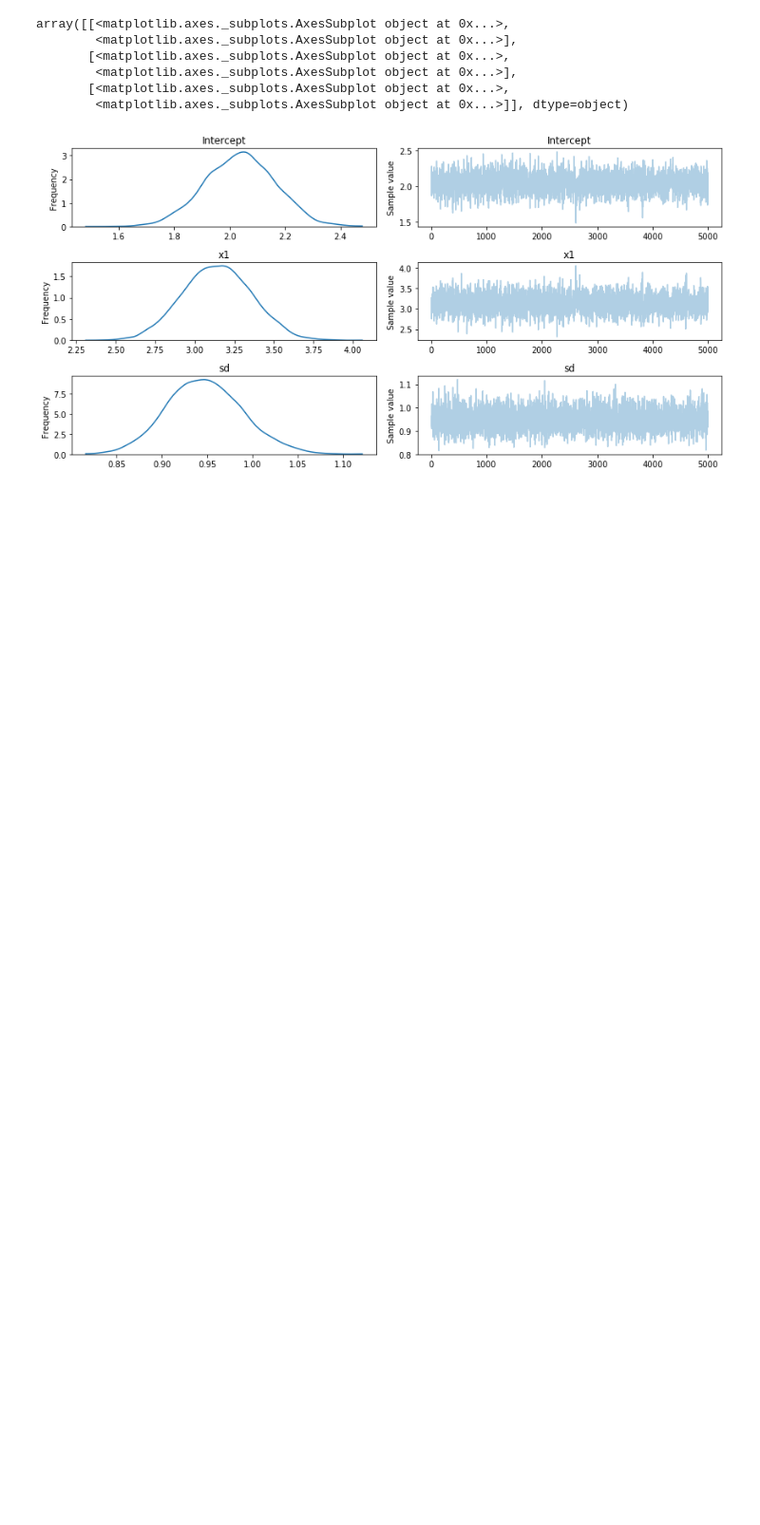
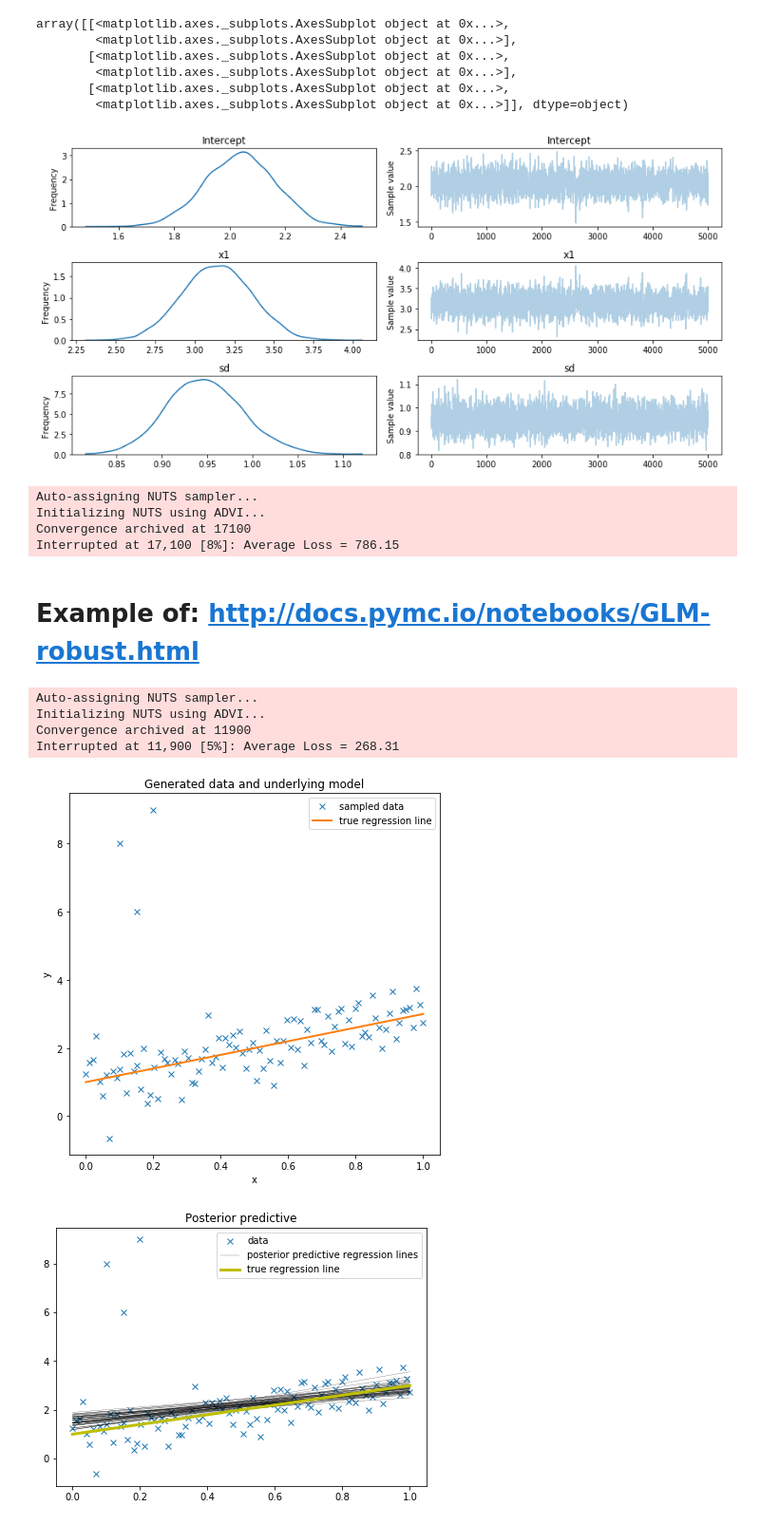
Before and after one commit to mlldantas/Miscelanea, a Jupyter notebook: test_linear_model.ipynb, the cells around one changed output. Shown at 95% size. Cells and saved outputs as stored; diff of their text form; code cells hidden in the pictures; blank space fills up the shorter version.

```diff
--- a/test_linear_model.ipynb
+++ b/test_linear_model.ipynb
@@ -104,0 +133,37 @@ plt.show()
+# %%
+with pm.Model() as model_glm:
+    family = pm.glm.families.StudentT()
+    pm.glm.GLM.from_formula('y ~ x1', my_dataframe)
+    trace_robust = pm.sample(100, njobs=100)
+
+plt.figure(figsize=(7, 5))
+plt.plot(x1, y)
+pm.plot_posterior_predictive_glm(trace, samples=200, family=family,
+                                 label='posterior predictive regression lines')
+# plt.plot(x1, true_regression_line,
+#          label='true regression line', lw=3., c='y')
+plt.legend();
+plt.show()
+# %% [output]
+Auto-assigning NUTS sampler...
+Initializing NUTS using ADVI...
+Convergence archived at 17100
+Interrupted at 17,100 [8%]: Average Loss = 786.15
+# %% [markdown]
+# Example of: http://docs.pymc.io/notebooks/GLM-robust.html
+# %%
+size = 100
+true_intercept = 1
+true_slope = 2
+
+x = np.linspace(0, 1, size)
+# y = a + b*x
+true_regression_line = true_intercept + true_slope * x
+# add noise
+y = true_regression_line + np.random.normal(scale=.5, size=size)
+
+# Add outliers
+x_out = np.append(x, [.1, .15, .2])
+y_out = np.append(y, [8, 6, 9])
+
+data = dict(x=x_out, y=y_out)
@@ -104,0 +176,22 @@ plt.show()
+# %%
+with pm.Model() as model:
+    pm.glm.GLM.from_formula('y ~ x', data)
+    trace = pm.sample(2000, njobs=2)
+# %% [output]
+Auto-assigning NUTS sampler...
+Initializing NUTS using ADVI...
+Convergence archived at 11900
+Interrupted at 11,900 [5%]: Average Loss = 268.31
+# %%
+plt.figure(figsize=(7, 5))
+plt.plot(x_out, y_out, 'x', label='data')
+pm.plot_posterior_predictive_glm(trace, samples=50,
+                                 label='posterior predictive regression lines')
+plt.plot(x, true_regression_line,
+         label='true regression line', lw=3., c='y')
+
+plt.legend(loc=0);
+plt.show()
+# %% [output]
+[figure, added]
+[figure, added]
```
Also changed, not shown: parts of 11 cells of this notebook.
